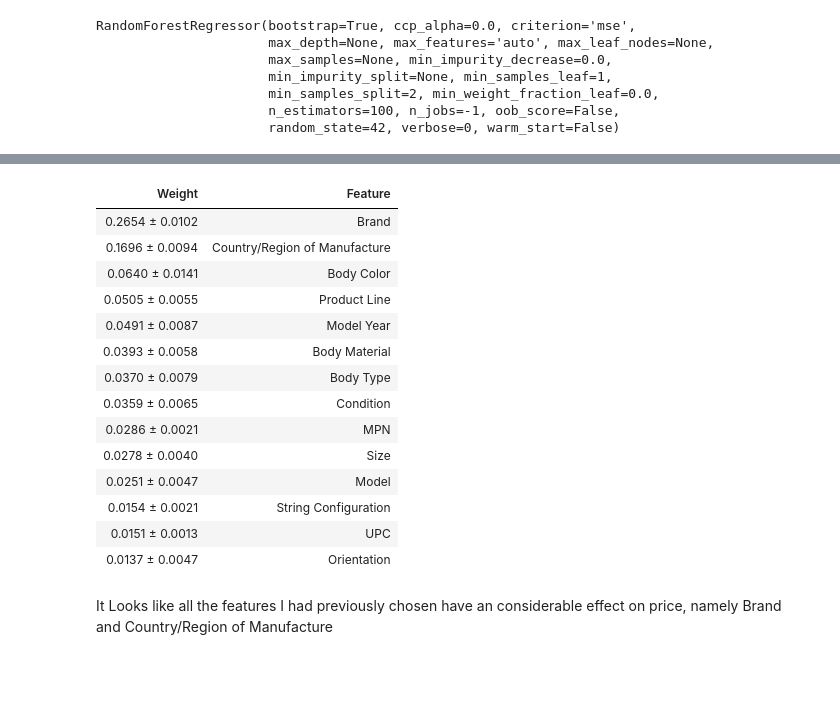
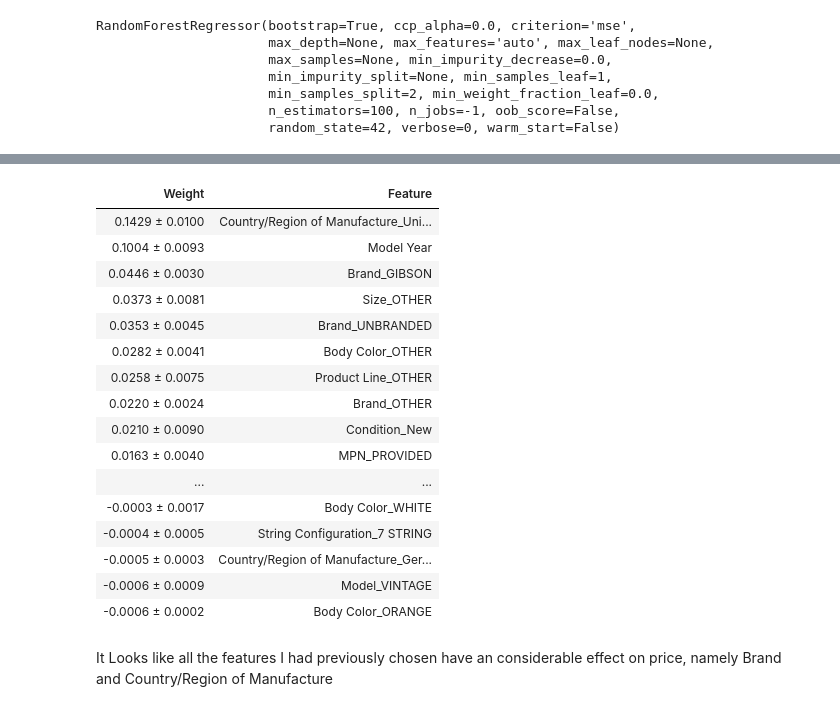
Before and after one commit to jose-marquez89/predict-guitar-value, a Jupyter notebook: IPython/modelExploration.ipynb, the cells around one changed output, grey strips where cells are left out. Drawn from its saved outputs; the diff is of its cells as text; code cells hidden in the pictures; blank space fills up the shorter version.

```diff
--- a/IPython/modelExploration.ipynb
+++ b/IPython/modelExploration.ipynb
@@ -28,13 +29,13 @@ def wrangle(X):
     X = X.copy()
 
     # Set feature thresholds
-    model_limit = 50
-    brand_limit = 50
-    color_limit = 100
-    material_limit = 50
-    btype_limit = 30
+    model_limit = 20 # was 50
+    brand_limit = 20 # was 50
+    color_limit = 20 # was 100
+    material_limit = 20 # was 50
+    btype_limit = 15 # was 30
     size_limit = 10
-    pline_limit = 50
+    pline_limit = 20 # was 50
 
     # Clean conditions column text
     X['Condition'] = X['Condition'].str.replace('\:\D+', '')
@@ -122,7 +123,8 @@ def wrangle(X):
 
     # Make model year a numeric category
     X.loc[X['Model Year'].str.contains('^\d{4}$') == False, 'Model Year'] = np.nan
-    X['Model Year'] = pd.to_numeric(X['Model Year'])
+    X['Model Year'] = X['Model Year'].astype(float)
+    X['Model Year'] = X['Model Year'].fillna(X['Model Year'].mode()[0])
 
     return X
 # %% [markdown]
@@ -295,14 +305,13 @@ In the random forest model, what were the most important features? To answer thi
 # %%
 # Use pipeline for transformers only
 transformers = make_pipeline(
-    ce.TargetEncoder(),
-    SimpleImputer(),
+    ce.OneHotEncoder(use_cat_names=True),
 )
 
 # Log Transform y_train and y_val
 y_train_log = np.log1p(y_train)
 y_val_log = np.log1p(y_val)
-X_train_transformed = transformers.fit_transform(X_train, y_train_log)
+X_train_transformed = transformers.fit_transform(X_train)
 X_val_transformed = transformers.transform(X_val)
 
 model = RandomForestRegressor(n_estimators=100, random_state=42, n_jobs=-1)
@@ -348,28 +357,30 @@ PermutationImportance(cv='prefit',
                       scoring='neg_mean_absolute_error')
 # %%
 # Display permutation importances
-feature_names = X_val.columns.tolist()
+feature_names = X_val_transformed.columns.tolist()
 eli5.show_weights(
     permuter,
     top=None,
     feature_names=feature_names# Show all
 )
 # %% [output]
 | Weight | Feature |
-| 0.2654 ± 0.0102 | Brand |
-| 0.1696 ± 0.0094 | Country/Region of Manufacture |
-| 0.0640 ± 0.0141 | Body Color |
-| 0.0505 ± 0.0055 | Product Line |
-| 0.0491 ± 0.0087 | Model Year |
-| 0.0393 ± 0.0058 | Body Material |
-| 0.0370 ± 0.0079 | Body Type |
-| 0.0359 ± 0.0065 | Condition |
-| 0.0286 ± 0.0021 | MPN |
-| 0.0278 ± 0.0040 | Size |
-| 0.0251 ± 0.0047 | Model |
-| 0.0154 ± 0.0021 | String Configuration |
-| 0.0151 ± 0.0013 | UPC |
-| 0.0137 ± 0.0047 | Orientation |
+| 0.1429 ± 0.0100 | Country/Region of Manufacture_Uni... |
+| 0.1004 ± 0.0093 | Model Year |
+| 0.0446 ± 0.0030 | Brand_GIBSON |
+| 0.0373 ± 0.0081 | Size_OTHER |
+| 0.0353 ± 0.0045 | Brand_UNBRANDED |
+| 0.0282 ± 0.0041 | Body Color_OTHER |
+| 0.0258 ± 0.0075 | Product Line_OTHER |
+| 0.0220 ± 0.0024 | Brand_OTHER |
+| 0.0210 ± 0.0090 | Condition_New |
+| 0.0163 ± 0.0040 | MPN_PROVIDED |
+| ... | ... |
+| -0.0003 ± 0.0017 | Body Color_WHITE |
+| -0.0004 ± 0.0005 | String Configuration_7 STRING |
+| -0.0005 ± 0.0003 | Country/Region of Manufacture_Ger... |
+| -0.0006 ± 0.0009 | Model_VINTAGE |
+| -0.0006 ± 0.0002 | Body Color_ORANGE |
 # %% [markdown]
 It Looks like all the features I had previously chosen have an considerable effect on price, namely Brand and Country/Region of Manufacture
 # %%
```
Also changed, not shown: parts of 15 cells of this notebook.
